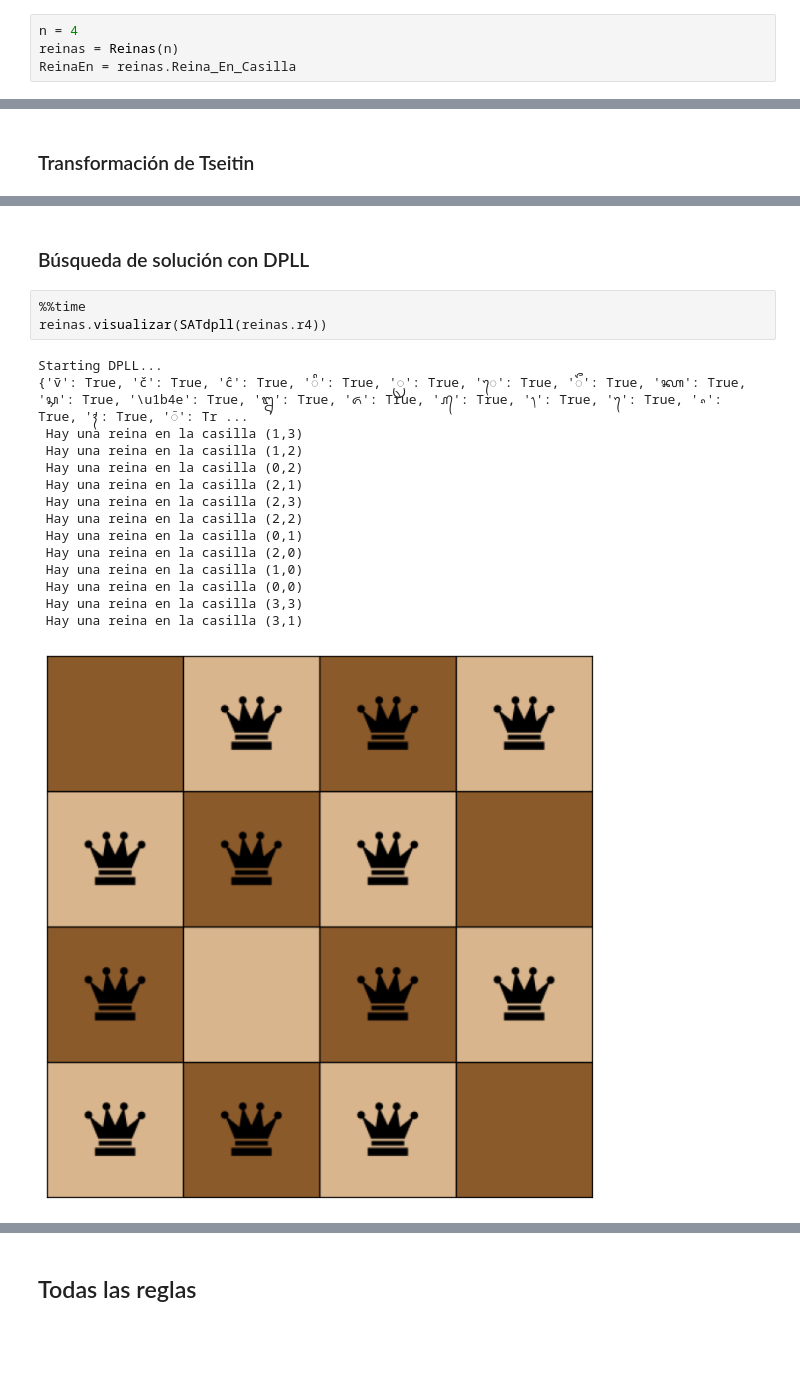
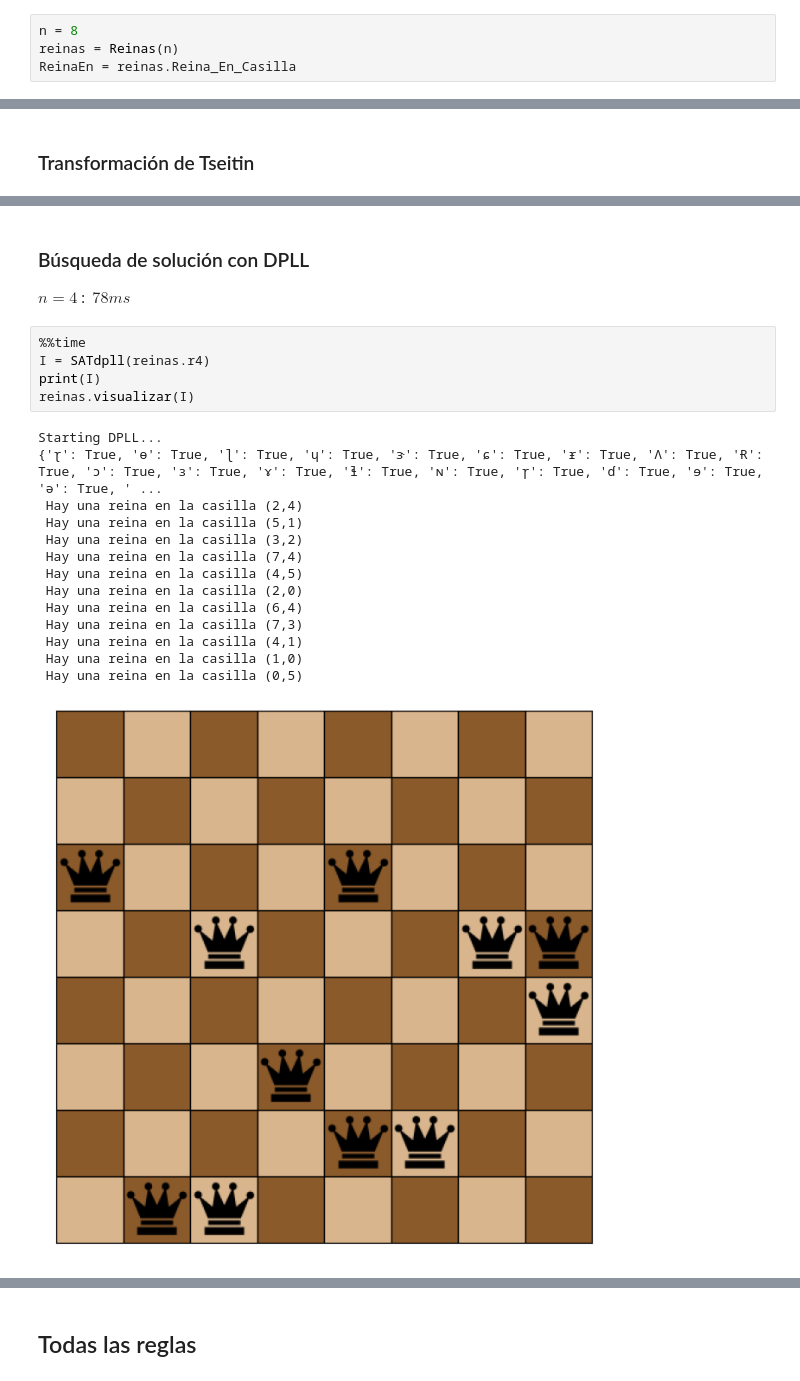
Before and after one commit to matwate/LogicaCC, a Jupyter notebook: G07.ipynb, the cells around one changed output, grey strips where cells are left out. Drawn from its saved outputs; the diff is of its cells as text; blank space fills up the shorter version.

```diff
--- a/G07.ipynb
+++ b/G07.ipynb
@@ -72,7 +72,7 @@ super_important_function_that_every_project_needs()
 # %% [markdown]
 Ahora creamos un descriptor de dos argumentos para la casilla $(x,y)$
 # %%
-n = 4
+n = 8
 reinas = Reinas(n)
 ReinaEn = reinas.Reina_En_Casilla
 # %% [output]
@@ -403,21 +439,23 @@ print(tseitin_rule4)
 # %% [markdown]
 ### Búsqueda de solución con DPLL
+$n=4$ : $~78ms$
 # %%
 %%time
-reinas.visualizar(SATdpll(reinas.r4))
+I = SATdpll(reinas.r4)
+print(I)
+reinas.visualizar(I)
 # %% [output]
 Starting DPLL...
-{'ṽ': True, 'č': True, 'ĉ': True, 'ᬶ': True, 'ᬺ': True, 'ᬾ': True, 'ᭂ': True, 'ᭆ': True, 'ᭊ': True, '\u1b4e': True, '᭒': True, '᭖': True, '᭚': True, '᭞': True, '᭢': True, '᭦': True, '᭪': True, '᭮': Tr ...
- Hay una reina en la casilla (1,3)
- Hay una reina en la casilla (1,2)
- Hay una reina en la casilla (0,2)
- Hay una reina en la casilla (2,1)
- Hay una reina en la casilla (2,3)
- Hay una reina en la casilla (2,2)
- Hay una reina en la casilla (0,1)
+{'ɽ': True, 'ɵ': True, 'ɭ': True, 'ɥ': True, 'ɝ': True, 'ɕ': True, 'ɍ': True, 'Ʌ': True, 'Ɍ': True, 'ɔ': True, 'ɜ': True, 'ɤ': True, 'ɬ': True, 'ɴ': True, 'ɼ': True, 'ɗ': True, 'ɘ': True, 'ə': True, ' ...
+ Hay una reina en la casilla (2,4)
+ Hay una reina en la casilla (5,1)
+ Hay una reina en la casilla (3,2)
+ Hay una reina en la casilla (7,4)
+ Hay una reina en la casilla (4,5)
  Hay una reina en la casilla (2,0)
+ Hay una reina en la casilla (6,4)
+ Hay una reina en la casilla (7,3)
+ Hay una reina en la casilla (4,1)
  Hay una reina en la casilla (1,0)
- Hay una reina en la casilla (0,0)
- Hay una reina en la casilla (3,3)
- Hay una reina en la casilla (3,1)
+ Hay una reina en la casilla (0,5)
-[figure, old version]
+[figure, new version]
```
Also changed, not shown: parts of 56 cells of this notebook, 2 other files.
